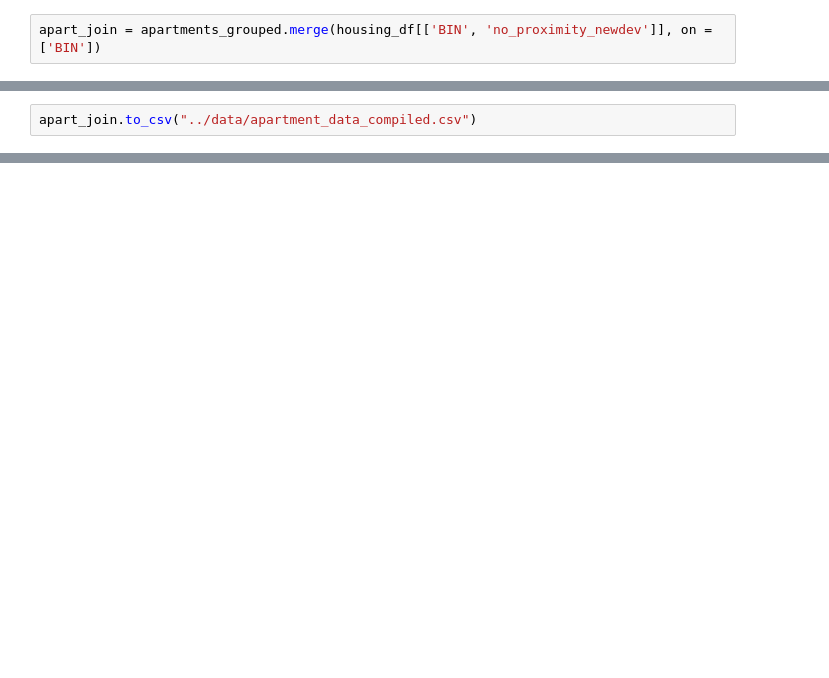
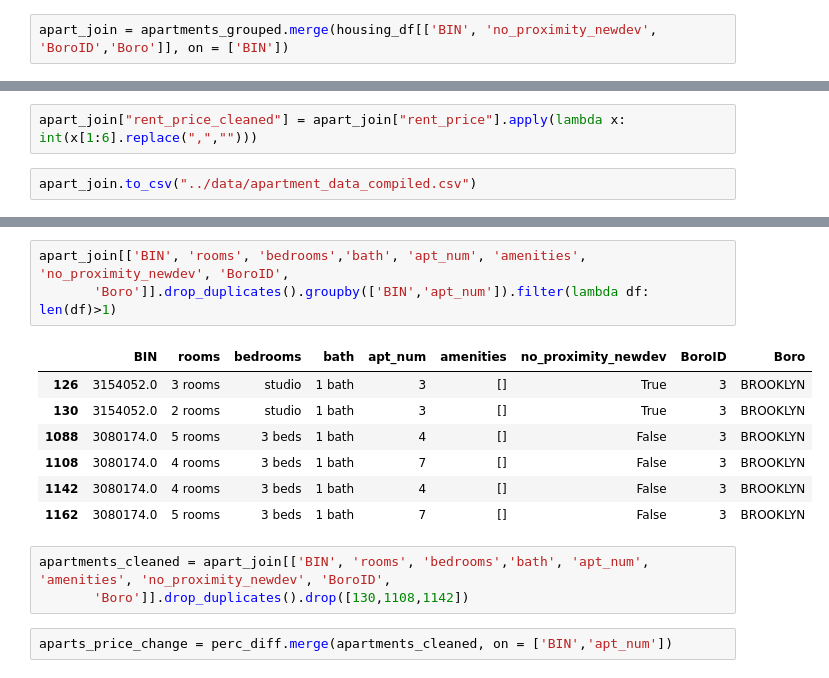
Before and after one commit to skaragou/6998_NYCRentProject, a Jupyter notebook: analysis_notebooks/data_analysis.ipynb, the cells around one changed output, grey strips where cells are left out. Saved outputs shown, nothing was run; the diff lists cells and outputs as text; blank space fills up the shorter version.

```diff
--- a/analysis_notebooks/data_analysis.ipynb
+++ b/analysis_notebooks/data_analysis.ipynb
@@ -138,5 +144,5 @@ housing_df.rename(columns = {"BuildingID":"BIN"}, inplace = True)
 # %%
-apart_join = apartments_grouped.merge(housing_df[['BIN', 'no_proximity_newdev']], on = ['BIN'])
+apart_join = apartments_grouped.merge(housing_df[['BIN', 'no_proximity_newdev', 'BoroID','Boro']], on = ['BIN'])
 # %%
 apart_join
 # %% [output]
@@ -157,5 +163,7 @@ apart_join
 apart_join.groupby(['BIN','apt_num'])["no_proximity_newdev"]
 # %% [output]
 <pandas.core.groupby.generic.SeriesGroupBy object at 0x...>
+# %%
+apart_join["rent_price_cleaned"] = apart_join["rent_price"].apply(lambda x: int(x[1:6].replace(",","")))
 # %%
 apart_join.to_csv("../data/apartment_data_compiled.csv")
@@ -161,0 +193,16 @@ apart_join.to_csv("../data/apartment_data_compiled.csv")
+# %%
+apart_join[['BIN', 'rooms', 'bedrooms','bath', 'apt_num', 'amenities', 'no_proximity_newdev', 'BoroID',
+       'Boro']].drop_duplicates().groupby(['BIN','apt_num']).filter(lambda df: len(df)>1)
+# %% [output]
+|  | BIN | rooms | bedrooms | bath | apt_num | amenities | no_proximity_newdev | BoroID | Boro |
+| 126 | 3154052.0 | 3 rooms | studio | 1 bath | 3 | [] | True | 3 | BROOKLYN |
+| 130 | 3154052.0 | 2 rooms | studio | 1 bath | 3 | [] | True | 3 | BROOKLYN |
+| 1088 | 3080174.0 | 5 rooms | 3 beds | 1 bath | 4 | [] | False | 3 | BROOKLYN |
+| 1108 | 3080174.0 | 4 rooms | 3 beds | 1 bath | 7 | [] | False | 3 | BROOKLYN |
+| 1142 | 3080174.0 | 4 rooms | 3 beds | 1 bath | 4 | [] | False | 3 | BROOKLYN |
+| 1162 | 3080174.0 | 5 rooms | 3 beds | 1 bath | 7 | [] | False | 3 | BROOKLYN |
+# %%
+apartments_cleaned = apart_join[['BIN', 'rooms', 'bedrooms','bath', 'apt_num', 'amenities', 'no_proximity_newdev', 'BoroID',
+       'Boro']].drop_duplicates().drop([130,1108,1142])
+# %%
+aparts_price_change = perc_diff.merge(apartments_cleaned, on = ['BIN','apt_num'])
```
Also changed, not shown: parts of 20 cells of this notebook, 2 other files.
